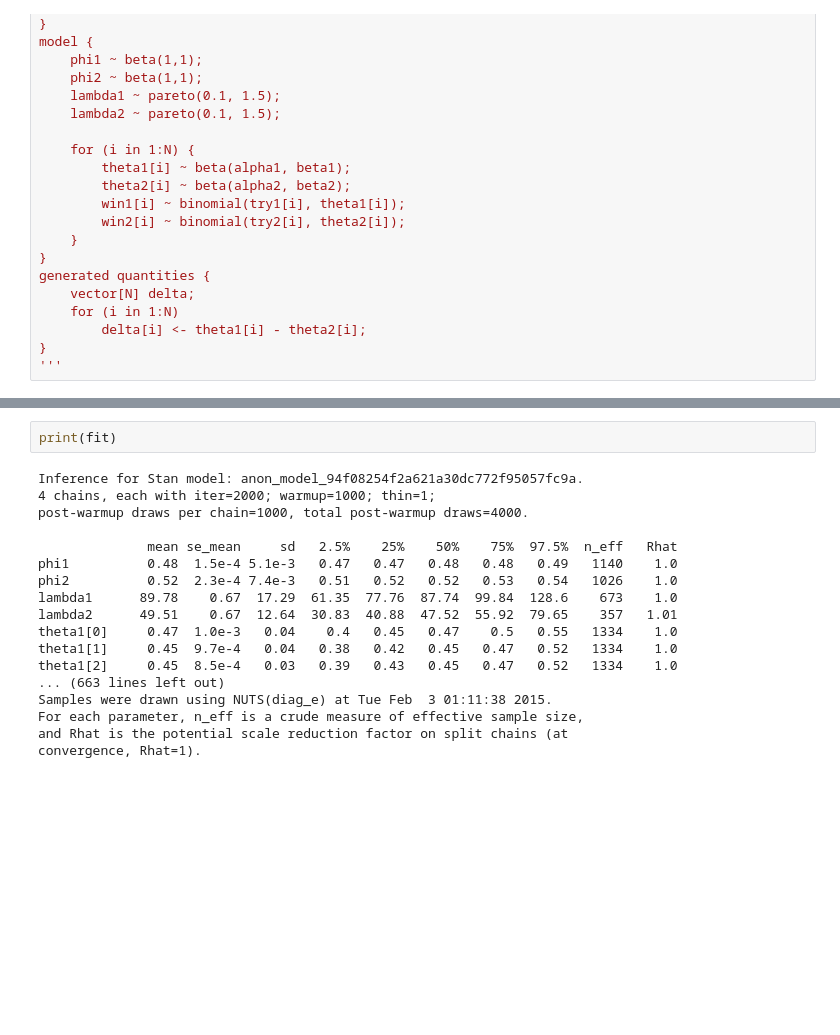
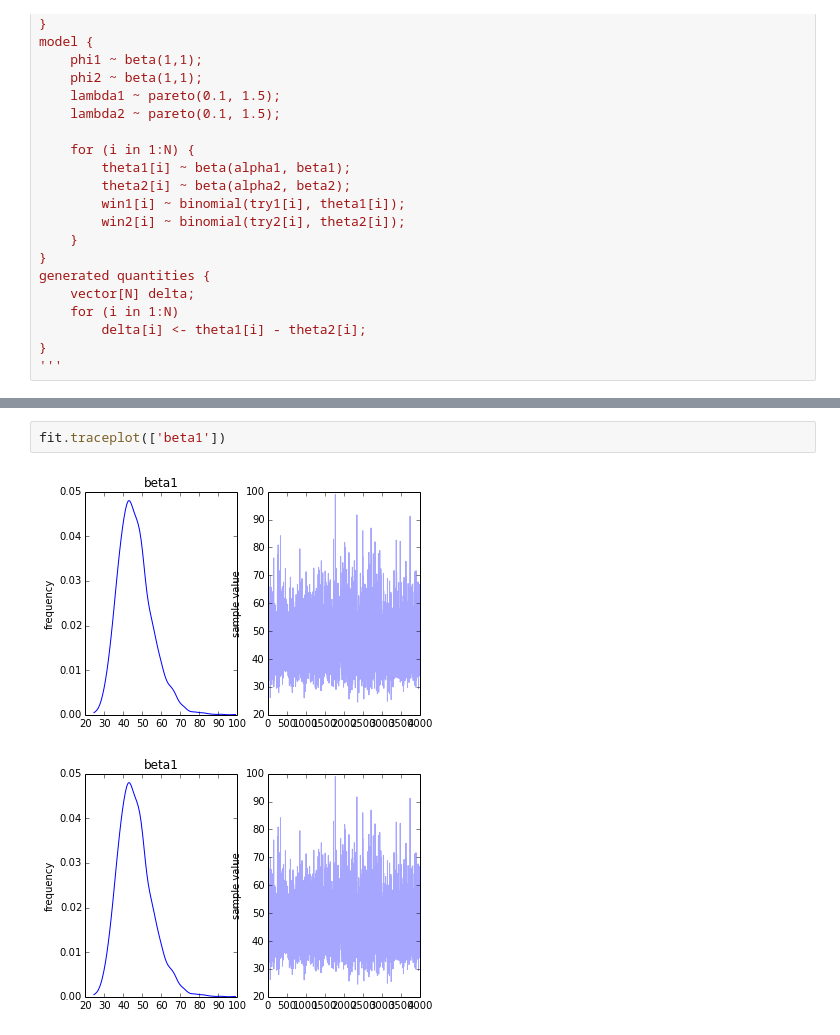
Before and after one commit to psarka/tennis, a Jupyter notebook: Tennis!.ipynb, the cells around one changed output, grey strips where cells are left out. Cells and saved outputs as stored; diff of their text form; blank space fills up the shorter version.

```diff
--- a/Tennis!.ipynb
+++ b/Tennis!.ipynb
@@ -131,20 +124,5 @@ When unpickling the StanModel must be unpickled first.
-# %%
-print(fit)
-# %% [output]
-Inference for Stan model: anon_model_94f08254f2a621a30dc772f95057fc9a.
-4 chains, each with iter=2000; warmup=1000; thin=1;
-post-warmup draws per chain=1000, total post-warmup draws=4000.
-
-              mean se_mean     sd   2.5%    25%    50%    75%  97.5%  n_eff   Rhat
-phi1          0.48  1.5e-4 5.1e-3   0.47   0.47   0.48   0.48   0.49   1140    1.0
-phi2          0.52  2.3e-4 7.4e-3   0.51   0.52   0.52   0.53   0.54   1026    1.0
-lambda1      89.78    0.67  17.29  61.35  77.76  87.74  99.84  128.6    673    1.0
-lambda2      49.51    0.67  12.64  30.83  40.88  47.52  55.92  79.65    357   1.01
-theta1[0]     0.47  1.0e-3   0.04    0.4   0.45   0.47    0.5   0.55   1334    1.0
-theta1[1]     0.45  9.7e-4   0.04   0.38   0.42   0.45   0.47   0.52   1334    1.0
-theta1[2]     0.45  8.5e-4   0.03   0.39   0.43   0.45   0.47   0.52   1334    1.0
-... (663 lines left out)
-Samples were drawn using NUTS(diag_e) at Tue Feb  3 01:11:38 2015.
-For each parameter, n_eff is a crude measure of effective sample size,
-and Rhat is the potential scale reduction factor on split chains (at
-convergence, Rhat=1).
+# %%
+fit.traceplot(['beta1'])
+# %% [output]
+[figure, added]
+[figure, added]
```
Also changed, not shown: parts of 3 cells of this notebook.
